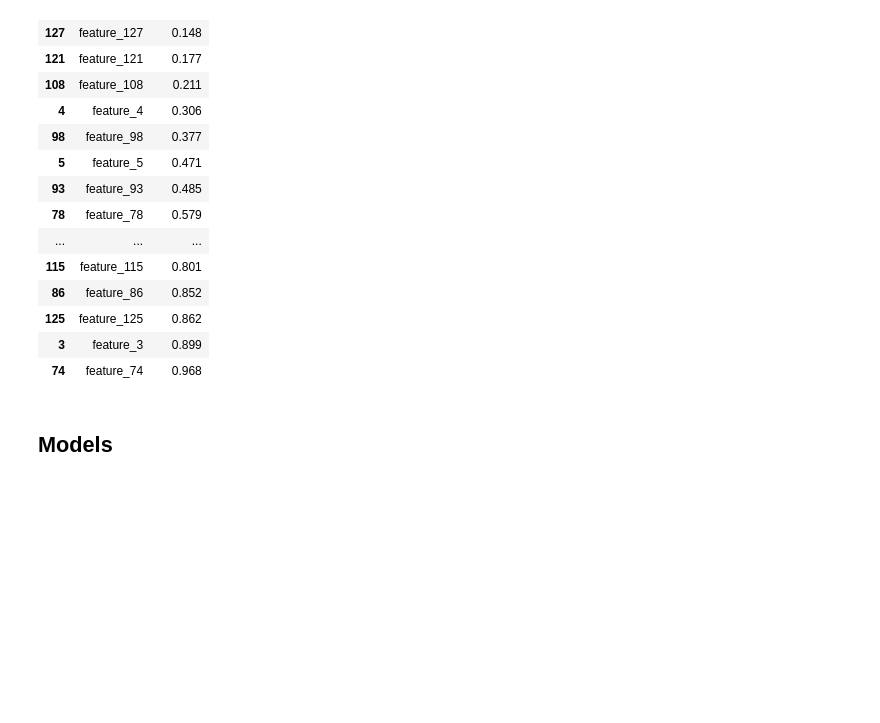
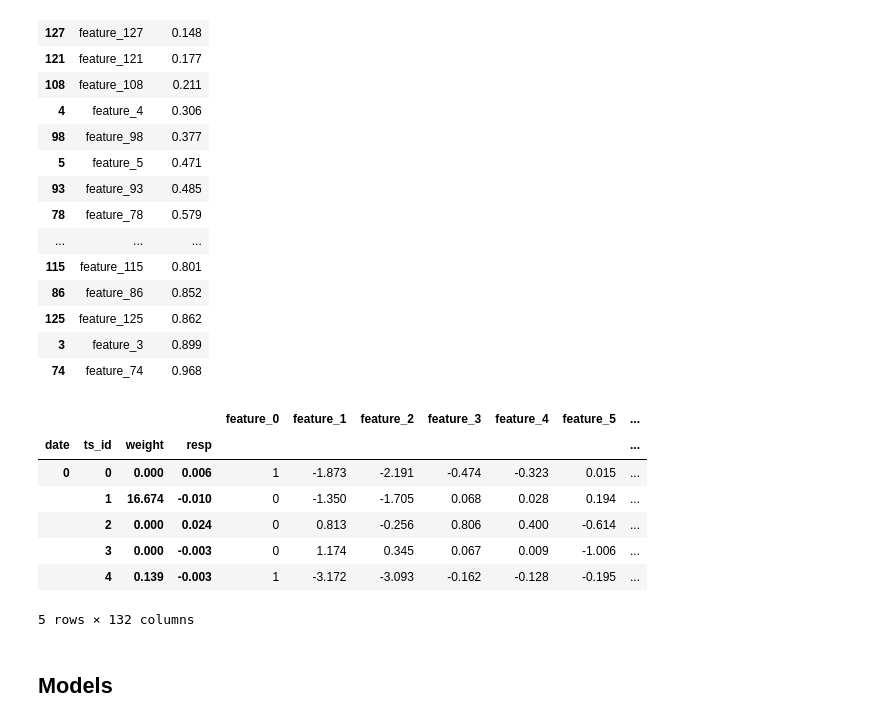
Before and after one commit to trewaite/kaggle-jsmp, a Jupyter notebook: notebooks/baseline_model.ipynb, the cells around one changed output. Saved outputs shown, nothing was run; the diff lists cells and outputs as text; code cells hidden in the pictures; blank space fills up the shorter version.

```diff
--- a/notebooks/baseline_model.ipynb
+++ b/notebooks/baseline_model.ipynb
@@ -124,6 +135,17 @@ f_reg_results[f_reg_results['p_value']>0.05]
 | 125 | feature_125 | 0.862 |
 | 3 | feature_3 | 0.899 |
 | 74 | feature_74 | 0.968 |
+# %%
+df.head()
+# %% [output]
+|  |  |  |  | feature_0 | feature_1 | feature_2 | feature_3 | feature_4 | feature_5 | ... |
+| date | ts_id | weight | resp |  |  |  |  |  |  | ... |
+| 0 | 0 | 0.000 | 0.006 | 1 | -1.873 | -2.191 | -0.474 | -0.323 | 0.015 | ... |
+|  | 1 | 16.674 | -0.010 | 0 | -1.350 | -1.705 | 0.068 | 0.028 | 0.194 | ... |
+|  | 2 | 0.000 | 0.024 | 0 | 0.813 | -0.256 | 0.806 | 0.400 | -0.614 | ... |
+|  | 3 | 0.000 | -0.003 | 0 | 1.174 | 0.345 | 0.067 | 0.009 | -1.006 | ... |
+|  | 4 | 0.139 | -0.003 | 1 | -3.172 | -3.093 | -0.162 | -0.128 | -0.195 | ... |
+5 rows × 132 columns
 # %% [markdown]
 ## Models
 # %%
```
Also changed, not shown: parts of 15 cells of this notebook.
